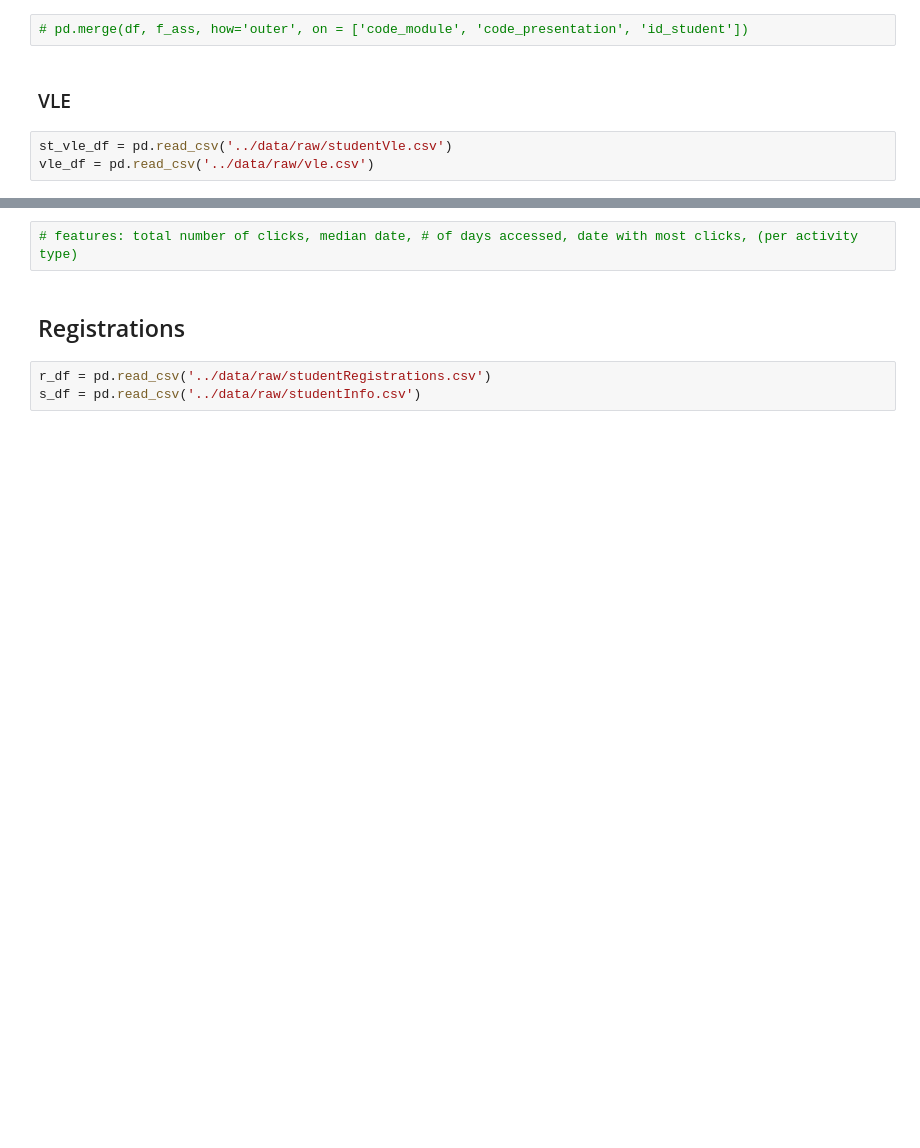
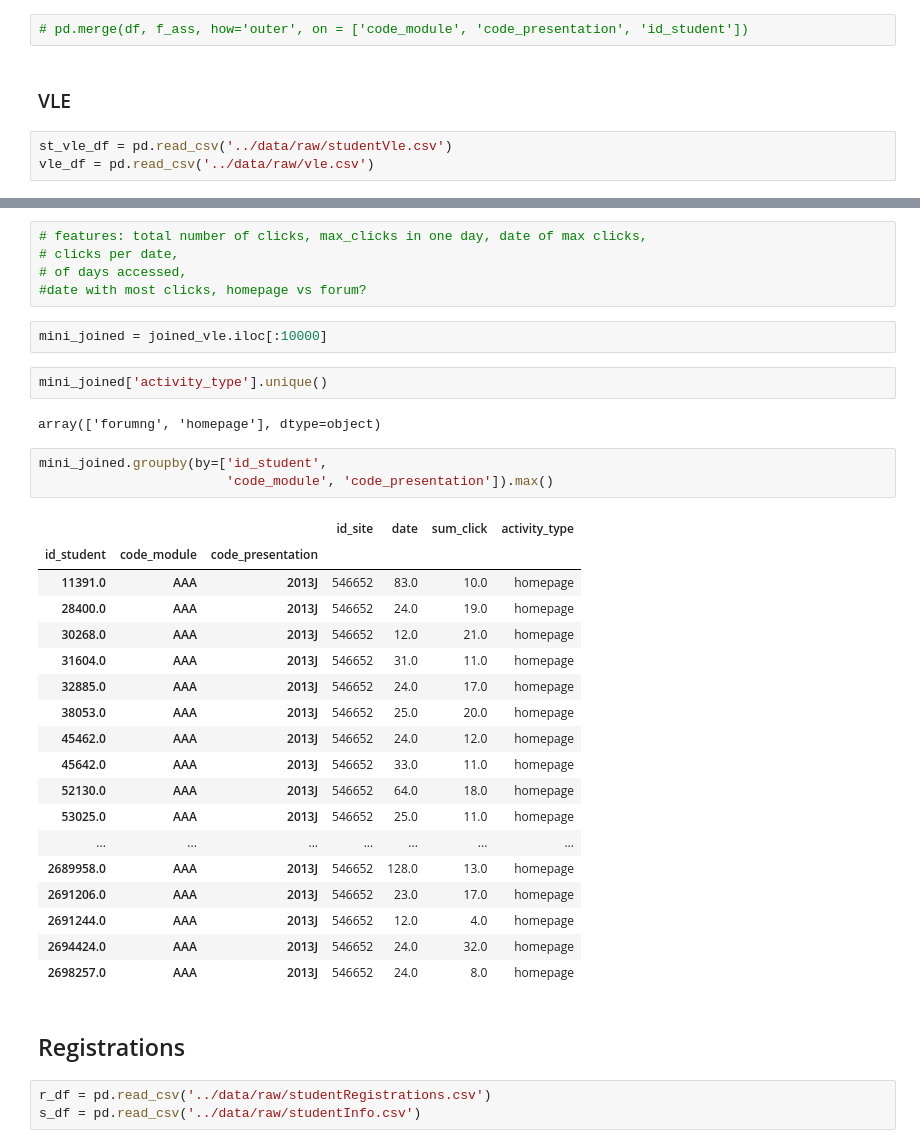
Before and after one commit to jeremymiller00/Predicting-Success-in-Online-Education, a Jupyter notebook: notebooks/features.ipynb, the cells around one changed output, grey strips where cells are left out. Drawn from its saved outputs; the diff is of its cells as text; blank space fills up the shorter version.

```diff
--- a/notebooks/features.ipynb
+++ b/notebooks/features.ipynb
@@ -153,7 +155,38 @@ joined_vle.head()
 | 3 | AAA | 2013J | 28400.0 | 546652 | -10.0 | 8.0 | forumng |
 | 4 | AAA | 2013J | 30268.0 | 546652 | -10.0 | 3.0 | forumng |
 # %%
-# features: total number of clicks, median date, # of days accessed, date with most clicks, (per activity type)
+# features: total number of clicks, max_clicks in one day, date of max clicks,
+# clicks per date,
+# of days accessed,
+#date with most clicks, homepage vs forum?
+# %%
+mini_joined = joined_vle.iloc[:10000]
+# %%
+mini_joined['activity_type'].unique()
+# %% [output]
+array(['forumng', 'homepage'], dtype=object)
+# %%
+mini_joined.groupby(by=['id_student',
+                        'code_module', 'code_presentation']).max()
+# %% [output]
+|  |  |  | id_site | date | sum_click | activity_type |
+| id_student | code_module | code_presentation |  |  |  |  |
+| 11391.0 | AAA | 2013J | 546652 | 83.0 | 10.0 | homepage |
+| 28400.0 | AAA | 2013J | 546652 | 24.0 | 19.0 | homepage |
+| 30268.0 | AAA | 2013J | 546652 | 12.0 | 21.0 | homepage |
+| 31604.0 | AAA | 2013J | 546652 | 31.0 | 11.0 | homepage |
+| 32885.0 | AAA | 2013J | 546652 | 24.0 | 17.0 | homepage |
+| 38053.0 | AAA | 2013J | 546652 | 25.0 | 20.0 | homepage |
+| 45462.0 | AAA | 2013J | 546652 | 24.0 | 12.0 | homepage |
+| 45642.0 | AAA | 2013J | 546652 | 33.0 | 11.0 | homepage |
+| 52130.0 | AAA | 2013J | 546652 | 64.0 | 18.0 | homepage |
+| 53025.0 | AAA | 2013J | 546652 | 25.0 | 11.0 | homepage |
+| ... | ... | ... | ... | ... | ... | ... |
+| 2689958.0 | AAA | 2013J | 546652 | 128.0 | 13.0 | homepage |
+| 2691206.0 | AAA | 2013J | 546652 | 23.0 | 17.0 | homepage |
+| 2691244.0 | AAA | 2013J | 546652 | 12.0 | 4.0 | homepage |
+| 2694424.0 | AAA | 2013J | 546652 | 24.0 | 32.0 | homepage |
+| 2698257.0 | AAA | 2013J | 546652 | 24.0 | 8.0 | homepage |
 # %% [markdown]
 ## Registrations
 # %%
```
Also changed, not shown: parts of 2 cells of this notebook, 2 other files.
